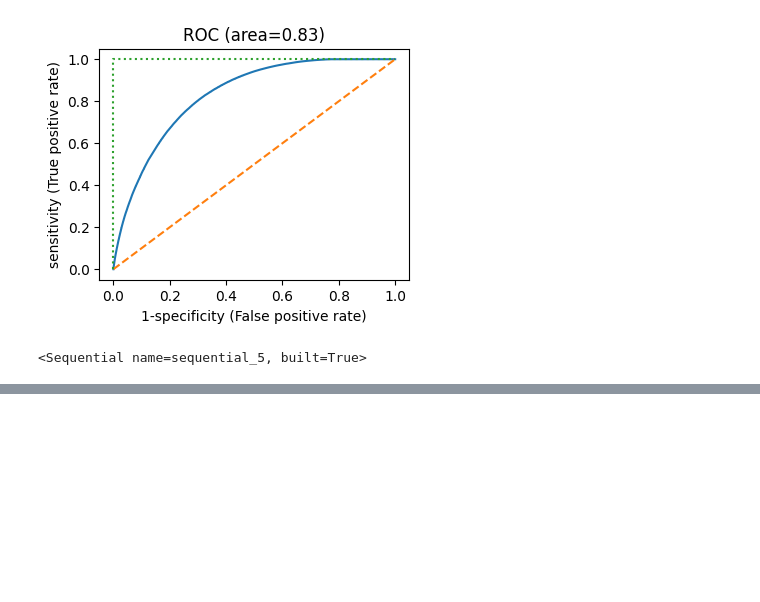
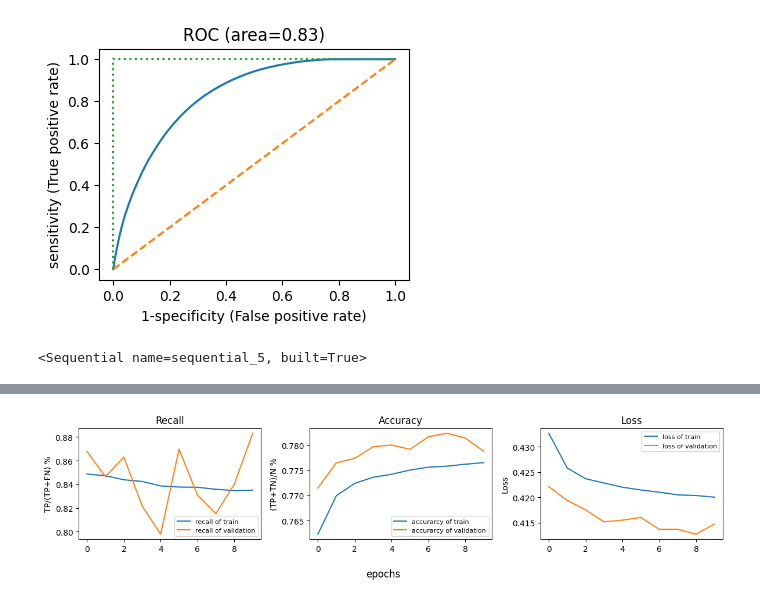
Before and after one commit to Tiezhengyuan/ml_epitope, a Jupyter notebook: src/ANN-combAA.ipynb, the cells around one changed output, grey strips where cells are left out. Cells and saved outputs as stored; diff of their text form; code cells hidden in the pictures; blank space fills up the shorter version.

```diff
--- a/src/ANN-combAA.ipynb
+++ b/src/ANN-combAA.ipynb
@@ -696,0 +721,4 @@ c.save_model('../models/epitopes_ann_notCys_Val_Leu_remaining.keras')
+# %%
+# prepare
+c = MyAnn()
+c.get_xy(sub_df)
@@ -696,0 +732,4 @@ c.save_model('../models/epitopes_ann_notCys_Val_Leu_remaining.keras')
+# %%
+# train model
+c.declare_model()
+c.train(epochs=10)
@@ -696,0 +782,5 @@ c.save_model('../models/epitopes_ann_notCys_Val_Leu_remaining.keras')
+# %%
+# evaluate model
+c.plot_acc_recall()
+# %% [output]
+[figure, added]
```
Also changed, not shown: parts of 29 cells of this notebook, 1 other file.
